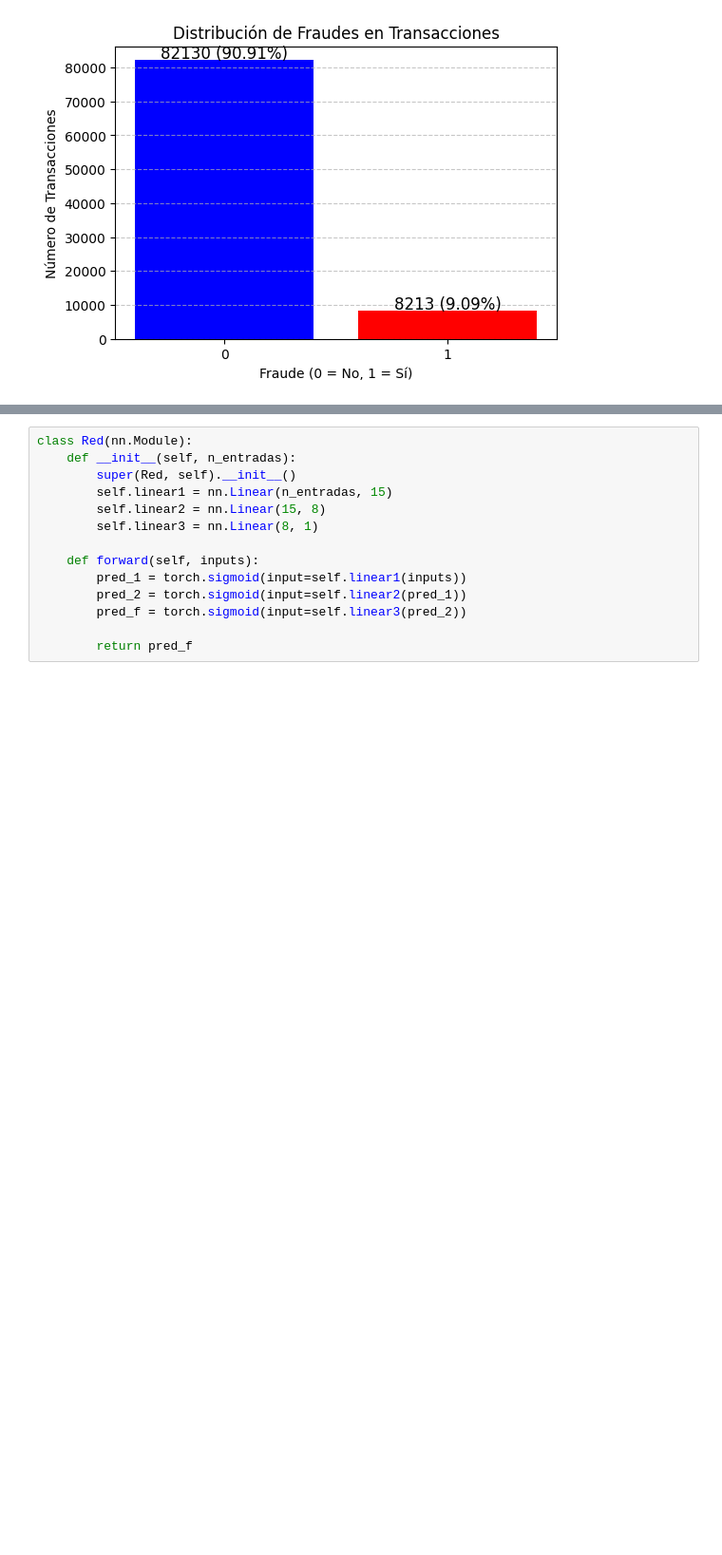
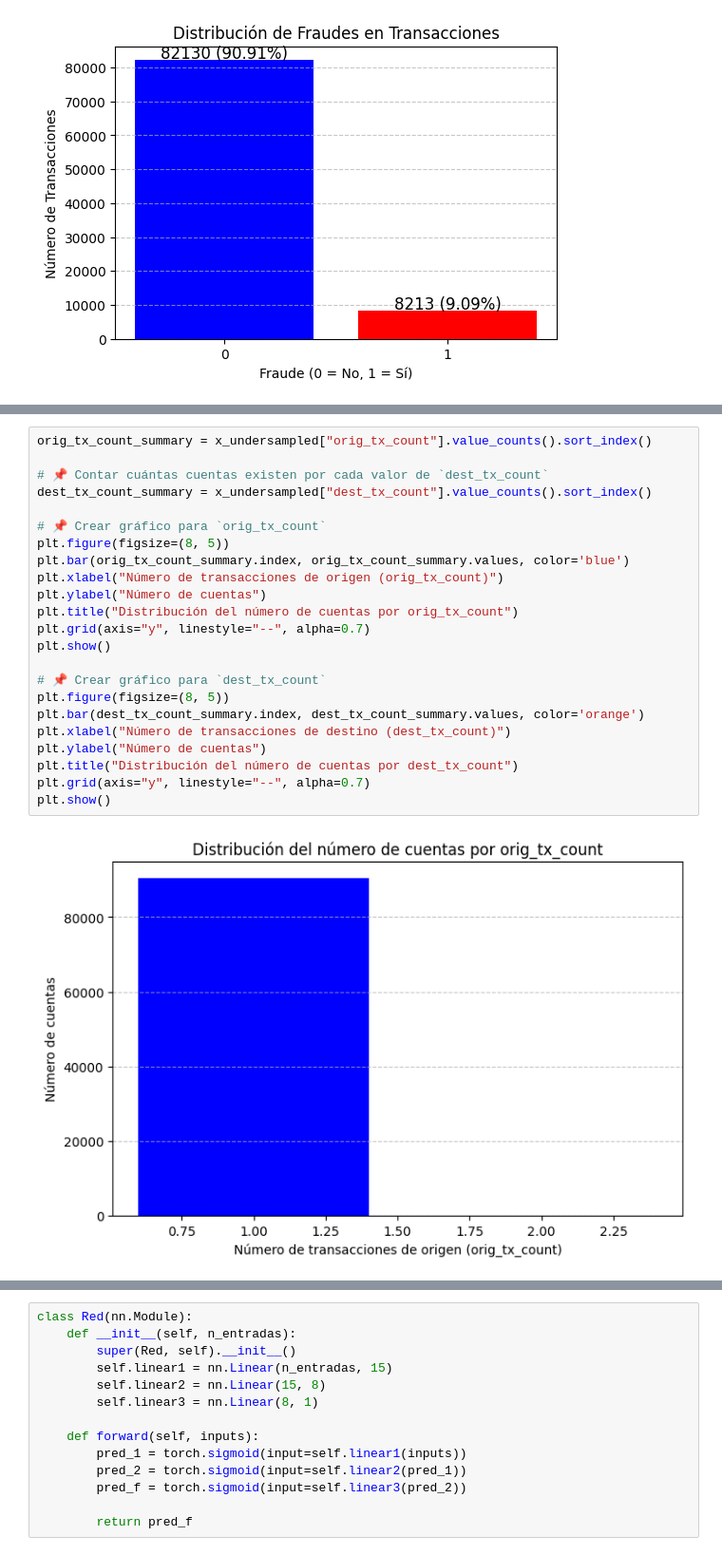
Before and after one commit to dsan16/ProyectoFinal, a Jupyter notebook: Redes/mainNotebook.ipynb, the cells around one changed output, grey strips where cells are left out. Shown at 95% size. Saved outputs shown, nothing was run; the diff lists cells and outputs as text; blank space fills up the shorter version.

```diff
--- a/Redes/mainNotebook.ipynb
+++ b/Redes/mainNotebook.ipynb
@@ -232,0 +277,25 @@ print(x_undersampled.head())
+# %%
+orig_tx_count_summary = x_undersampled["orig_tx_count"].value_counts().sort_index()
+
+# 📌 Contar cuántas cuentas existen por cada valor de `dest_tx_count`
+dest_tx_count_summary = x_undersampled["dest_tx_count"].value_counts().sort_index()
+
+# 📌 Crear gráfico para `orig_tx_count`
+plt.figure(figsize=(8, 5))
+plt.bar(orig_tx_count_summary.index, orig_tx_count_summary.values, color='blue')
+plt.xlabel("Número de transacciones de origen (orig_tx_count)")
+plt.ylabel("Número de cuentas")
+plt.title("Distribución del número de cuentas por orig_tx_count")
+plt.grid(axis="y", linestyle="--", alpha=0.7)
+plt.show()
+
+# 📌 Crear gráfico para `dest_tx_count`
+plt.figure(figsize=(8, 5))
+plt.bar(dest_tx_count_summary.index, dest_tx_count_summary.values, color='orange')
+plt.xlabel("Número de transacciones de destino (dest_tx_count)")
+plt.ylabel("Número de cuentas")
+plt.title("Distribución del número de cuentas por dest_tx_count")
+plt.grid(axis="y", linestyle="--", alpha=0.7)
+plt.show()
+# %% [output]
+[figure, added]
```
Also changed, not shown: parts of 17 cells of this notebook, 3 other files.
